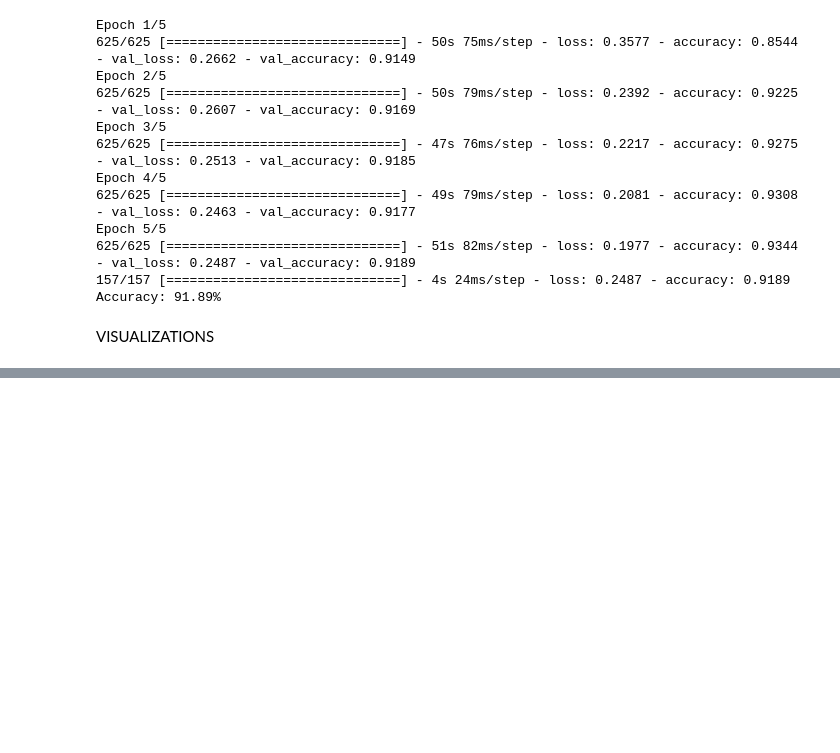
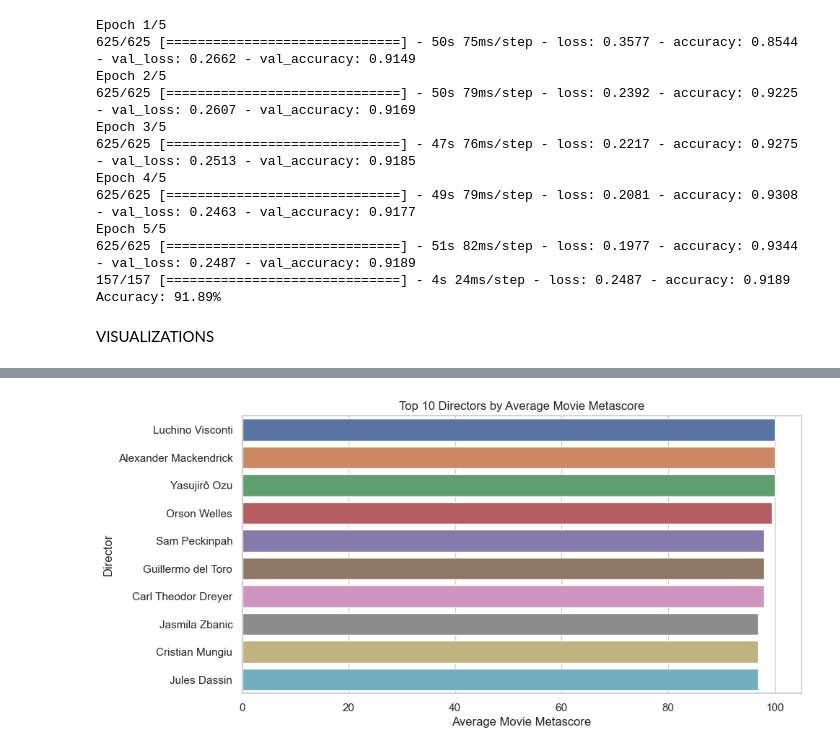
Before and after one commit to babaranjitsing/Exploring-Movie-and-Web-series-Choices-with-IMDB, a Jupyter notebook: project.ipynb, the cells around one changed output, grey strips where cells are left out. Cells and saved outputs as stored; diff of their text form; code cells hidden in the pictures; blank space fills up the shorter version.

```diff
--- a/project.ipynb
+++ b/project.ipynb
@@ -520,0 +607,14 @@ VISUALIZATIONS
+# %%
+# Average movie Metascore of each director
+df_directors = df.groupby('Directors')['MetaScore'].mean().reset_index()
+df_directors.sort_values(by='MetaScore', ascending=False, inplace=True)
+
+# Plot the top 10 directors
+plt.figure(figsize=(10, 5))
+sns.barplot(x='MetaScore', y='Directors', data=df_directors.head(10))
+plt.title('Top 10 Directors by Average Movie Metascore')
+plt.xlabel('Average Movie Metascore')
+plt.ylabel('Director')
+plt.show()
+# %% [output]
+[figure, added]
```
Also changed, not shown: parts of 6 cells of this notebook, 1 other file.
